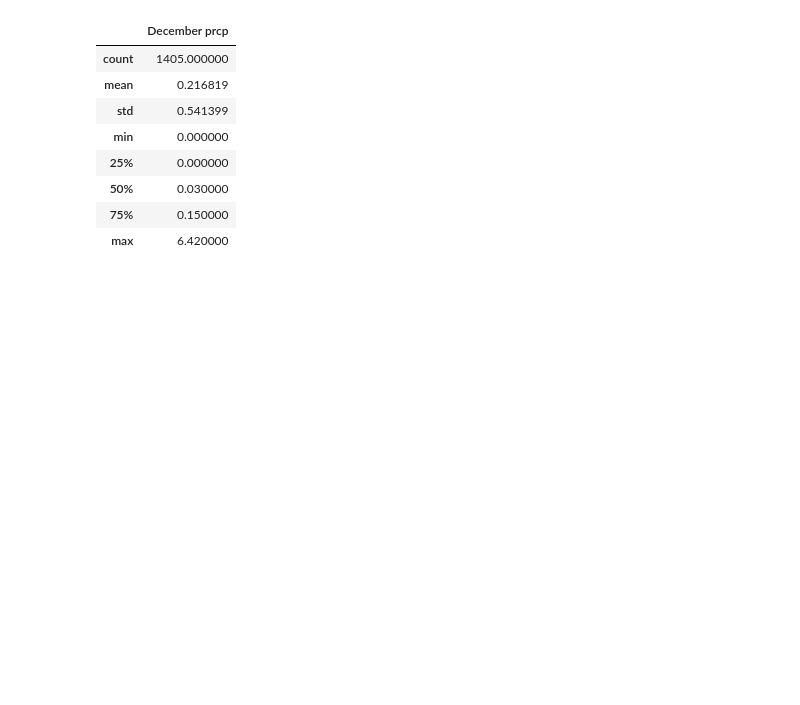
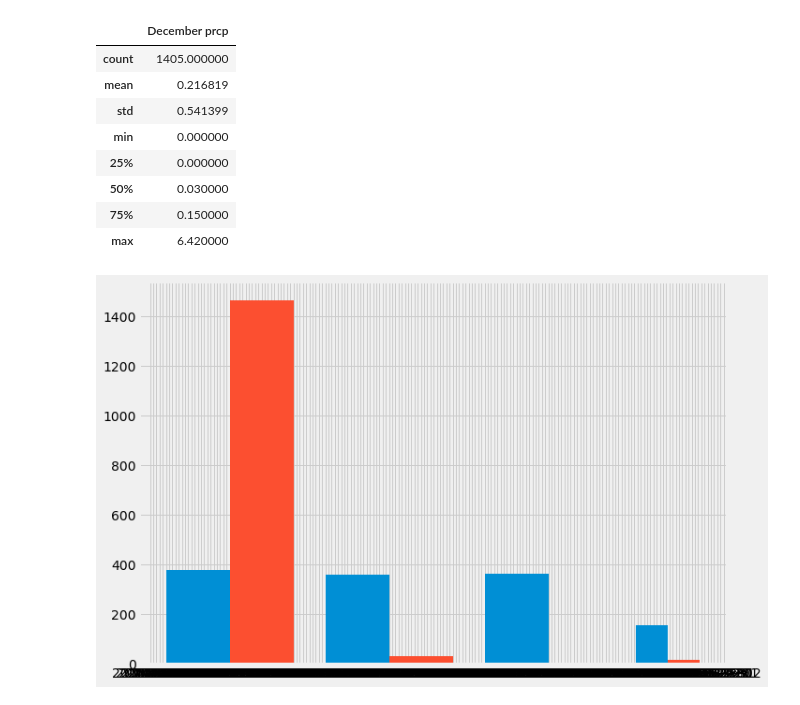
Before and after one commit to Azykan/surfs_up, a Jupyter notebook: SurfsUp_Challenge.ipynb, the cells around one changed output. Cells and saved outputs as stored; diff of their text form; code cells hidden in the pictures; blank space fills up the shorter version.

```diff
--- a/SurfsUp_Challenge.ipynb
+++ b/SurfsUp_Challenge.ipynb
@@ -138,3 +138,11 @@ dec_prcp_df.describe()
 | 50% | 0.030000 |
 | 75% | 0.150000 |
 | max | 6.420000 |
+# %%
+#dec_prcp_df.plot.hist(bins=550)
+#plt.tight_layout()
+fig, ax = plt.subplots(figsize =(10, 7,))
+ax.hist(dec_prcp_df, bins = [0, 50, 100, 150, 175])
+plt. show()
+# %% [output]
+[figure, added]
```
Also changed, not shown: parts of 1 cell of this notebook, 3 other files.
